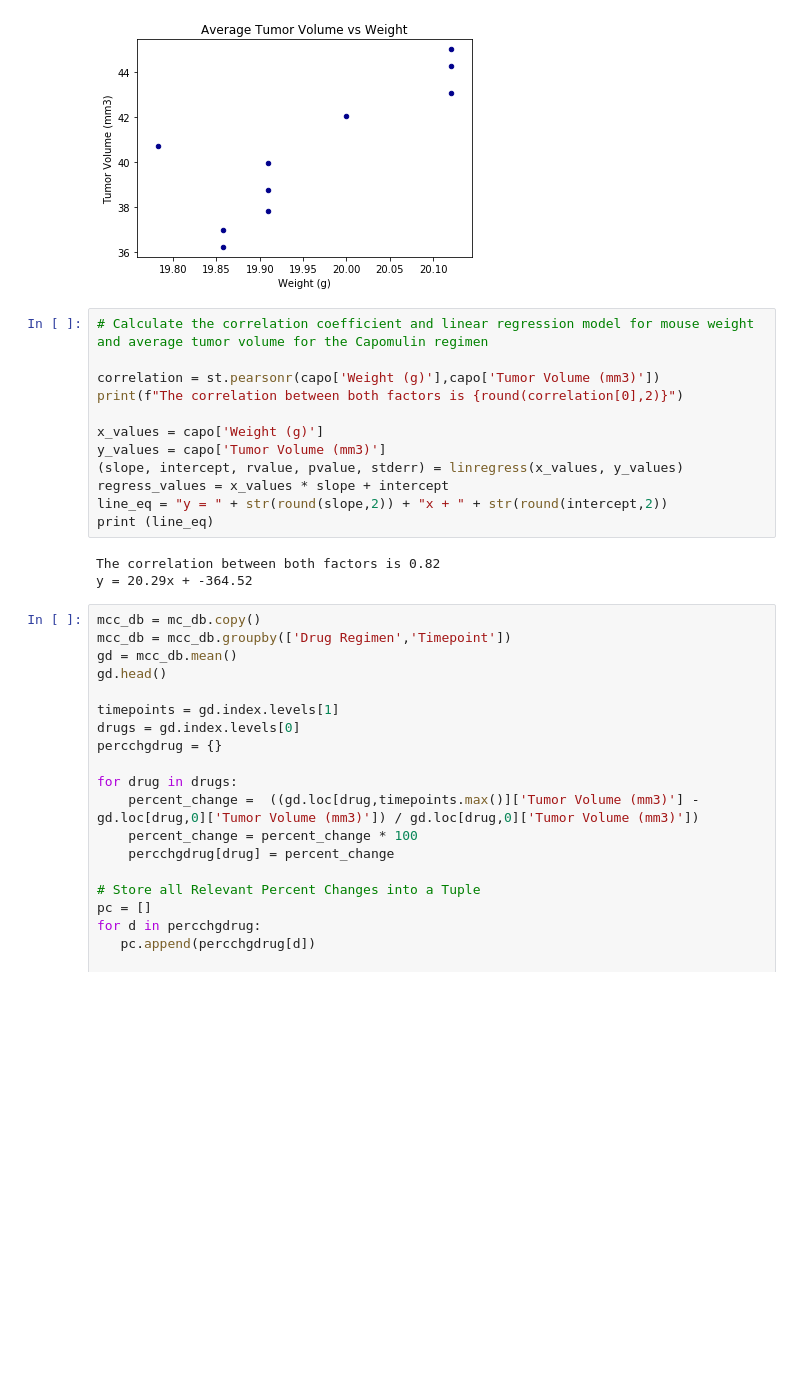
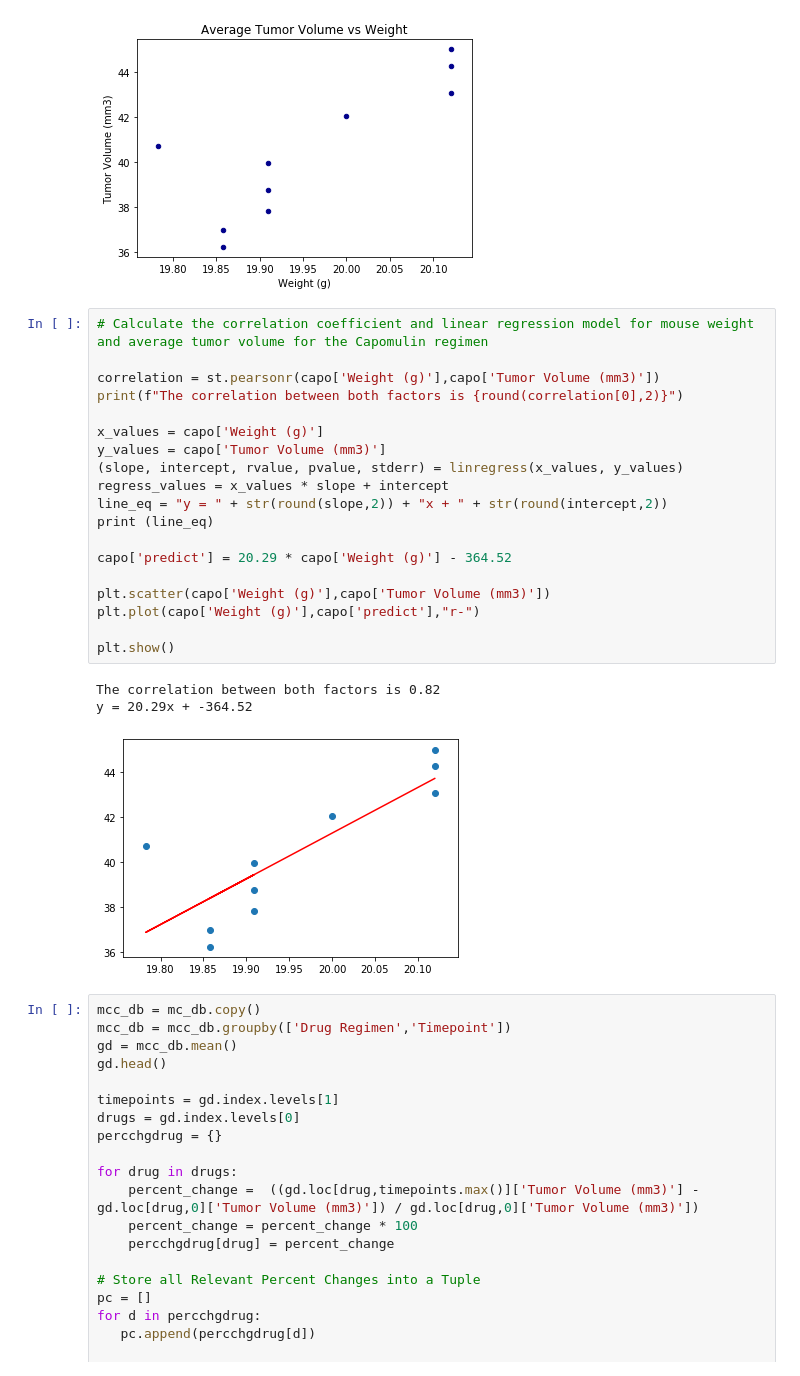
Before and after one commit to projekt888/Pymaceuticals, a Jupyter notebook: pymaceuticals_starter.ipynb, the cells around one changed output. Cells and saved outputs as stored; diff of their text form; blank space fills up the shorter version.

```diff
--- a/pymaceuticals_starter.ipynb
+++ b/pymaceuticals_starter.ipynb
@@ -263,18 +259,26 @@ ax1 = capo.plot.scatter(x='Weight (g)', y='Tumor Volume (mm3)', c='DarkBlue', ti
 # %%
 # Calculate the correlation coefficient and linear regression model for mouse weight and average tumor volume for the Capomulin regimen
 
 correlation = st.pearsonr(capo['Weight (g)'],capo['Tumor Volume (mm3)'])
 print(f"The correlation between both factors is {round(correlation[0],2)}")
 
 x_values = capo['Weight (g)']
 y_values = capo['Tumor Volume (mm3)']
 (slope, intercept, rvalue, pvalue, stderr) = linregress(x_values, y_values)
 regress_values = x_values * slope + intercept
 line_eq = "y = " + str(round(slope,2)) + "x + " + str(round(intercept,2))
 print (line_eq)
+
+capo['predict'] = 20.29 * capo['Weight (g)'] - 364.52
+
+plt.scatter(capo['Weight (g)'],capo['Tumor Volume (mm3)'])
+plt.plot(capo['Weight (g)'],capo['predict'],"r-")
+
+plt.show()
 # %% [output]
 The correlation between both factors is 0.82
 y = 20.29x + -364.52
+[figure, added]
 # %%
 mcc_db = mc_db.copy()
 mcc_db = mcc_db.groupby(['Drug Regimen','Timepoint'])
```
Also changed, not shown: parts of 5 cells of this notebook.
